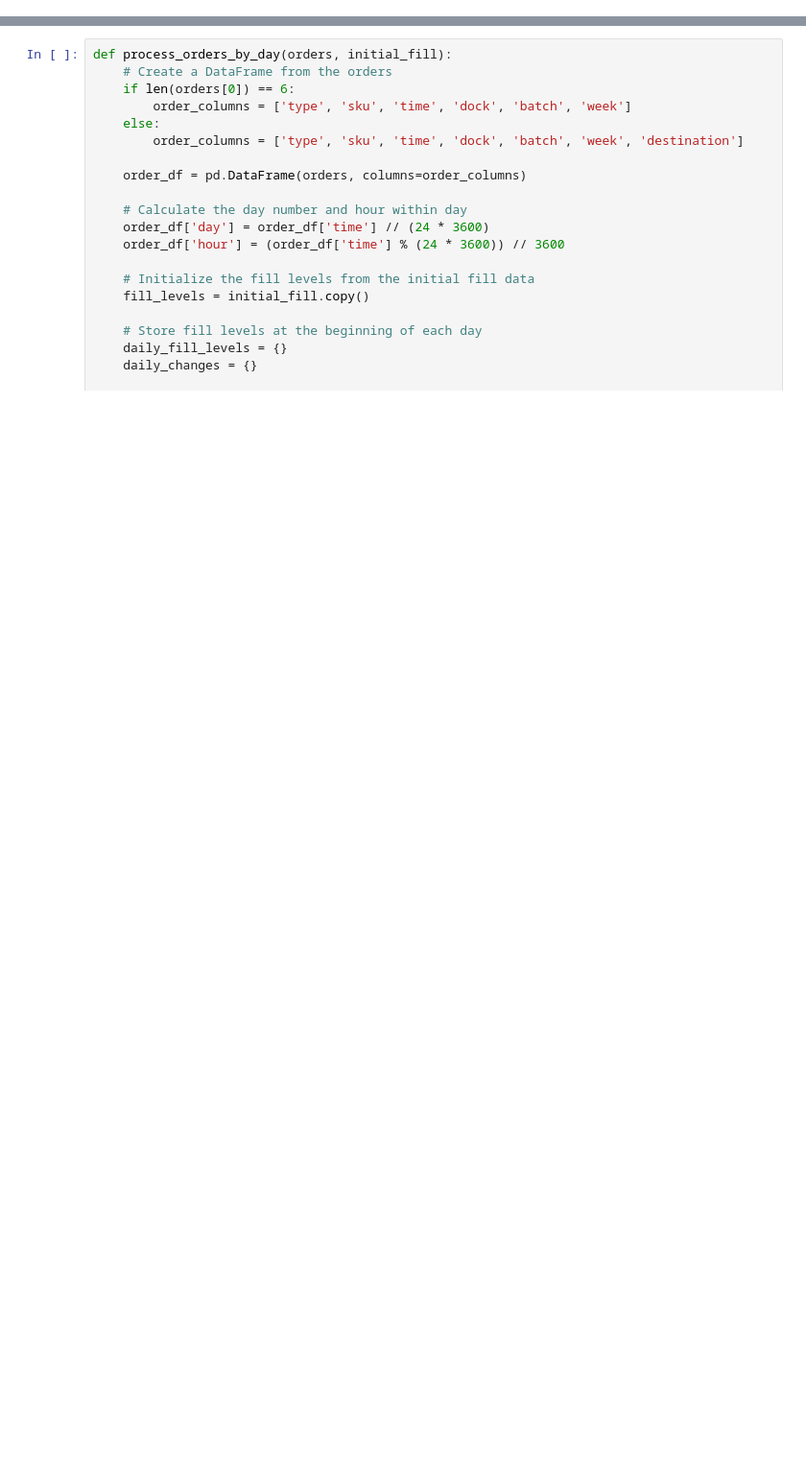
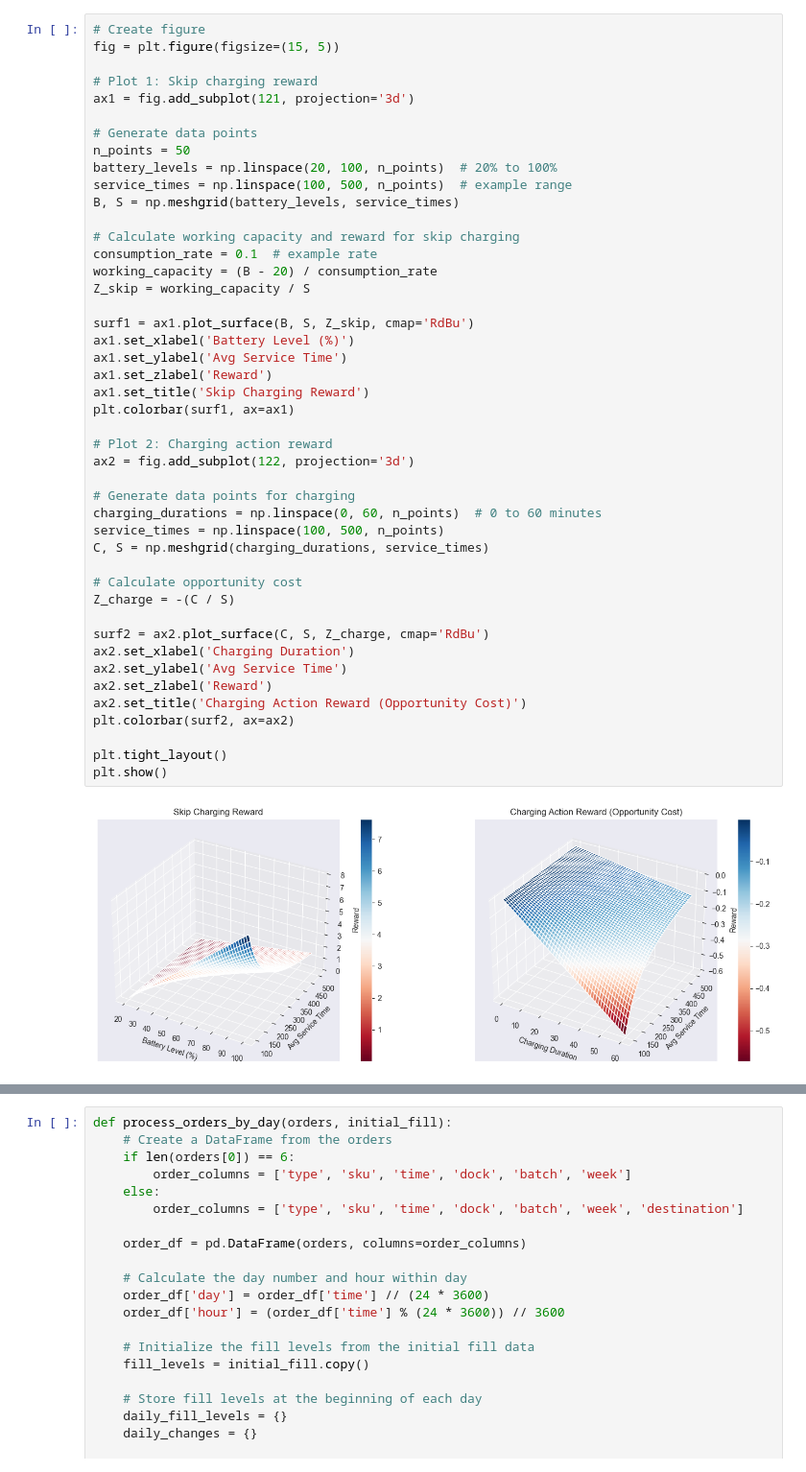
Before and after one commit to j4n1k/slapstack-battery-management, a Jupyter notebook: experiments/layout.ipynb, the cells around one changed output, grey strips where cells are left out. Shown at 96% size. Saved outputs shown, nothing was run; the diff lists cells and outputs as text; blank space fills up the shorter version.

Commit message:
experiment updates, rewards

```diff
--- a/experiments/layout.ipynb
+++ b/experiments/layout.ipynb
@@ -6 +8,48 @@ import matplotlib.pyplot as plt
 import json
+# %%
+# Create figure
+fig = plt.figure(figsize=(15, 5))
+
+# Plot 1: Skip charging reward
+ax1 = fig.add_subplot(121, projection='3d')
+
+# Generate data points
+n_points = 50
+battery_levels = np.linspace(20, 100, n_points)  # 20% to 100%
+service_times = np.linspace(100, 500, n_points)  # example range
+B, S = np.meshgrid(battery_levels, service_times)
+
+# Calculate working capacity and reward for skip charging
+consumption_rate = 0.1  # example rate
+working_capacity = (B - 20) / consumption_rate
+Z_skip = working_capacity / S
+
+surf1 = ax1.plot_surface(B, S, Z_skip, cmap='RdBu')
+ax1.set_xlabel('Battery Level (%)')
+ax1.set_ylabel('Avg Service Time')
+ax1.set_zlabel('Reward')
+ax1.set_title('Skip Charging Reward')
+plt.colorbar(surf1, ax=ax1)
+
+# Plot 2: Charging action reward
+ax2 = fig.add_subplot(122, projection='3d')
+
+# Generate data points for charging
+charging_durations = np.linspace(0, 60, n_points)  # 0 to 60 minutes
+service_times = np.linspace(100, 500, n_points)
+C, S = np.meshgrid(charging_durations, service_times)
+
+# Calculate opportunity cost
+Z_charge = -(C / S)
+
+surf2 = ax2.plot_surface(C, S, Z_charge, cmap='RdBu')
+ax2.set_xlabel('Charging Duration')
+ax2.set_ylabel('Avg Service Time')
+ax2.set_zlabel('Reward')
+ax2.set_title('Charging Action Reward (Opportunity Cost)')
+plt.colorbar(surf2, ax=ax2)
+
+plt.tight_layout()
+plt.show()
+# %% [output]
+[figure, added]
```
Also changed, not shown: parts of 26 cells of this notebook, 32 other files.
